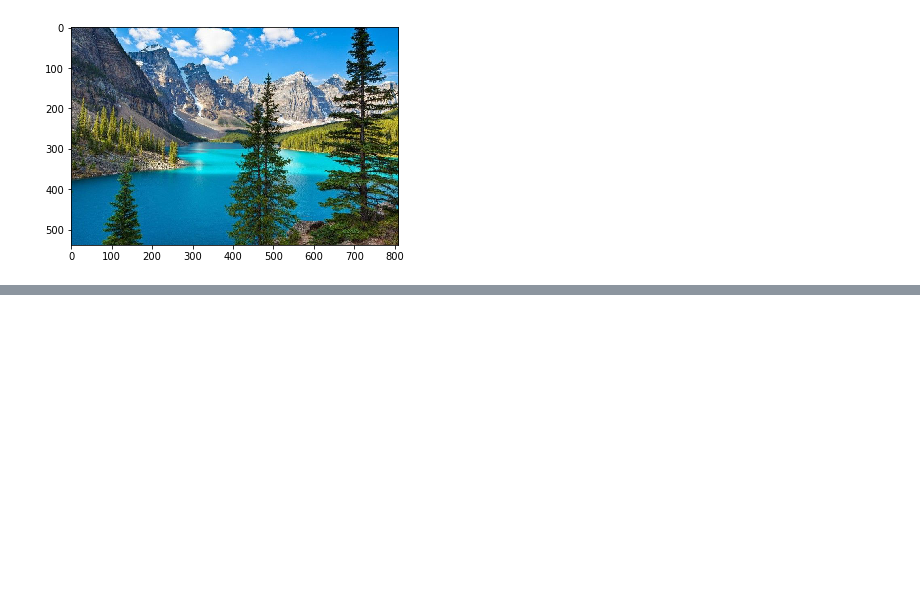
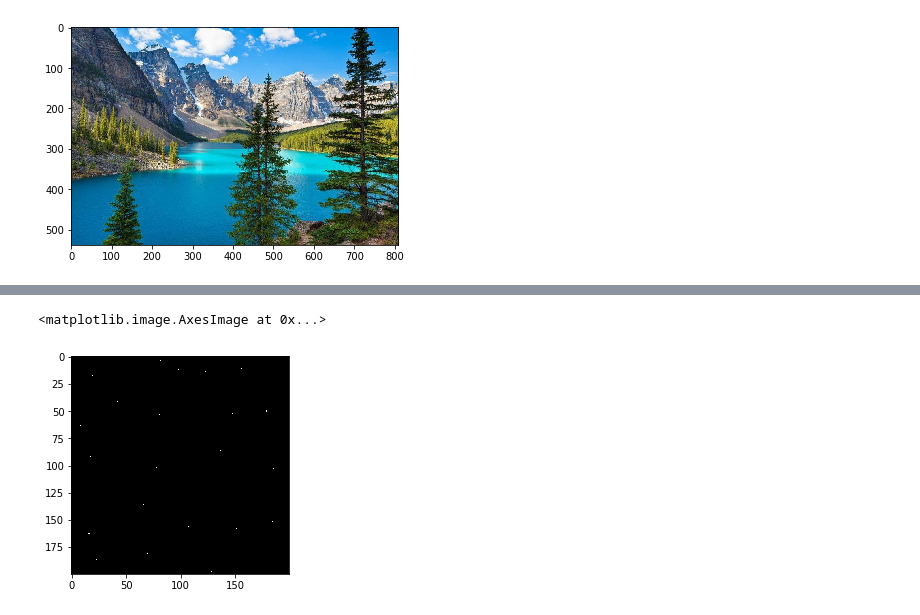
Before and after one commit to zaxaheb/waterpixels, a Jupyter notebook: Waterpixels.ipynb, the cells around one changed output, grey strips where cells are left out. Cells and saved outputs as stored; diff of their text form; code cells hidden in the pictures; blank space fills up the shorter version.

```diff
--- a/Waterpixels.ipynb
+++ b/Waterpixels.ipynb
@@ -769,0 +765,5 @@ NameError: name 'grad2' is not defined
+# %%
+plt.imshow(M,cmap='gray')
+# %% [output]
+<matplotlib.image.AxesImage at 0x...>
+[figure, added]
```
Also changed, not shown: parts of 13 cells of this notebook, 1 other file.
